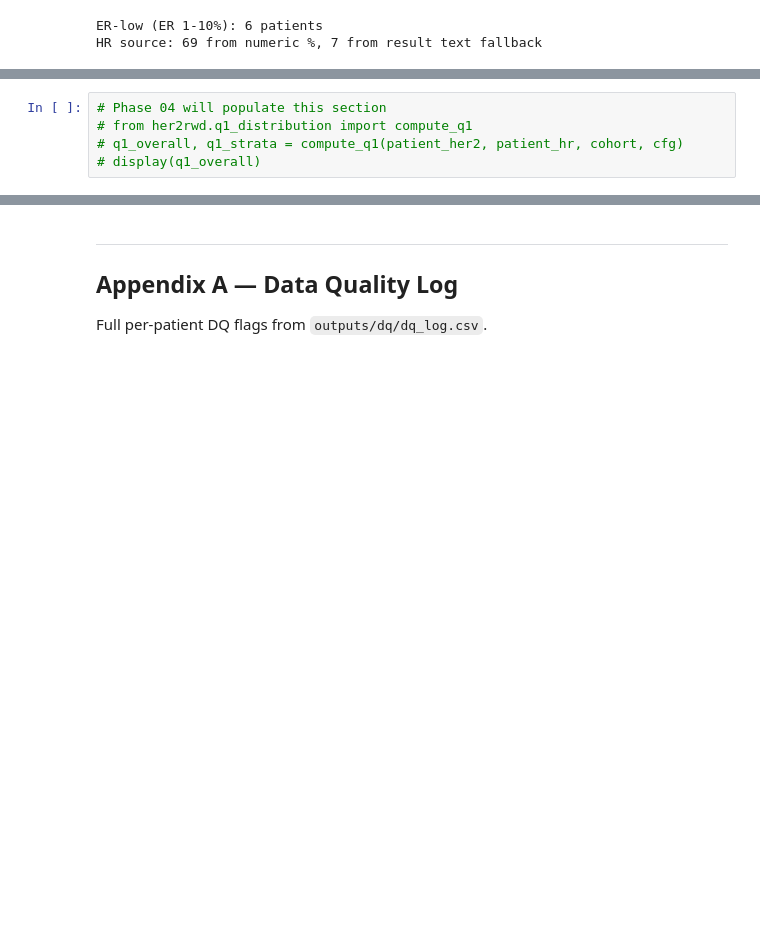
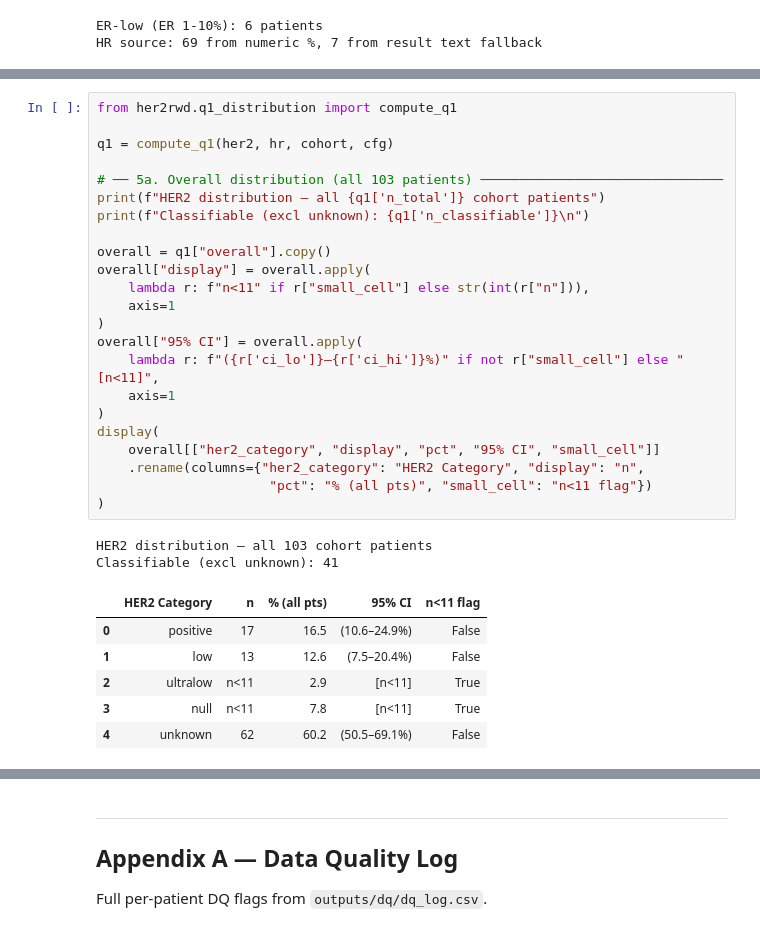
Before and after one commit to Dr-Data-Azam/oncology-rwd-her2-mbc-enhertu-uptake-analysis, a Jupyter notebook: notebooks/analysis.ipynb, the cells around one changed output, grey strips where cells are left out. Saved outputs shown, nothing was run; the diff lists cells and outputs as text; blank space fills up the shorter version.

```diff
--- a/notebooks/analysis.ipynb
+++ b/notebooks/analysis.ipynb
@@ -358,5 +369,32 @@ Populated in **Phase 04 (q1-distribution)**.
 # %%
-# Phase 04 will populate this section
-# from her2rwd.q1_distribution import compute_q1
-# q1_overall, q1_strata = compute_q1(patient_her2, patient_hr, cohort, cfg)
-# display(q1_overall)
+from her2rwd.q1_distribution import compute_q1
+
+q1 = compute_q1(her2, hr, cohort, cfg)
+
+# ── 5a. Overall distribution (all 103 patients) ───────────────────────────────
+print(f"HER2 distribution — all {q1['n_total']} cohort patients")
+print(f"Classifiable (excl unknown): {q1['n_classifiable']}\n")
+
+overall = q1["overall"].copy()
+overall["display"] = overall.apply(
+    lambda r: f"n<11" if r["small_cell"] else str(int(r["n"])),
+    axis=1
+)
+overall["95% CI"] = overall.apply(
+    lambda r: f"({r['ci_lo']}–{r['ci_hi']}%)" if not r["small_cell"] else "[n<11]",
+    axis=1
+)
+display(
+    overall[["her2_category", "display", "pct", "95% CI", "small_cell"]]
+    .rename(columns={"her2_category": "HER2 Category", "display": "n",
+                      "pct": "% (all pts)", "small_cell": "n<11 flag"})
+)
+# %% [output]
+HER2 distribution — all 103 cohort patients
+Classifiable (excl unknown): 41
+|  | HER2 Category | n | % (all pts) | 95% CI | n<11 flag |
+| 0 | positive | 17 | 16.5 | (10.6–24.9%) | False |
+| 1 | low | 13 | 12.6 | (7.5–20.4%) | False |
+| 2 | ultralow | n<11 | 2.9 | [n<11] | True |
+| 3 | null | n<11 | 7.8 | [n<11] | True |
+| 4 | unknown | 62 | 60.2 | (50.5–69.1%) | False |
```
Also changed, not shown: parts of 14 cells of this notebook, 25 other files.
